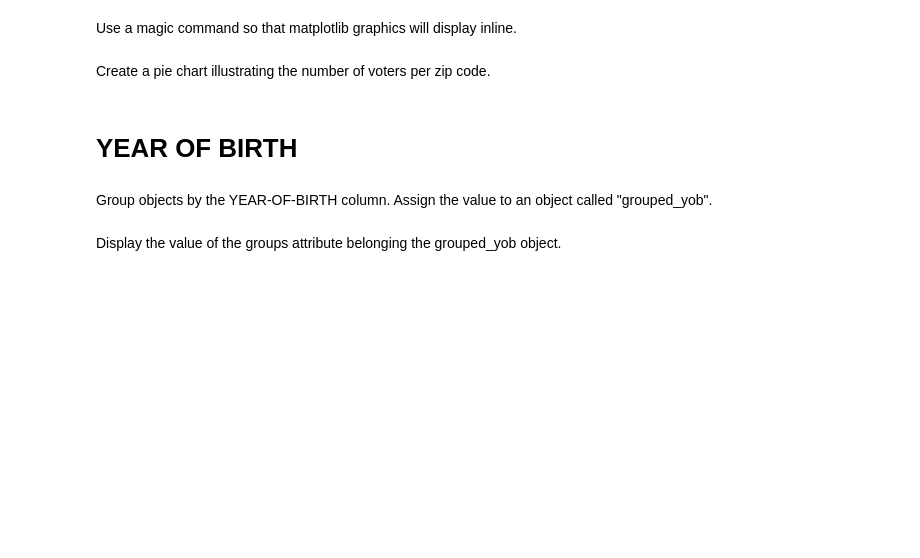
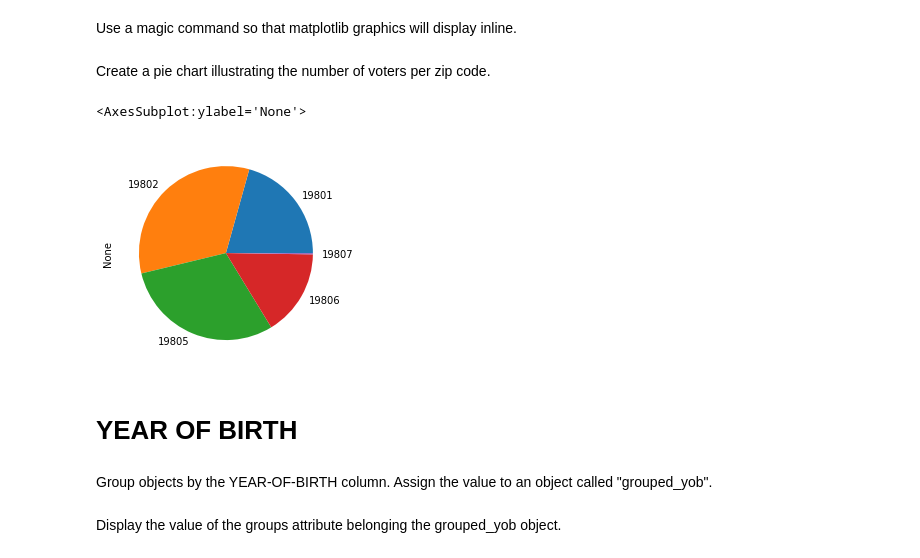
Before and after one commit to vandanafs/DataEngineering.Labs.RegisteredVotersFileWilmingtonDE, a Jupyter notebook: wilmington_de_registered_voters.ipynb, the cells around one changed output. Cells and saved outputs as stored; diff of their text form; code cells hidden in the pictures; blank space fills up the shorter version.

```diff
--- a/wilmington_de_registered_voters.ipynb
+++ b/wilmington_de_registered_voters.ipynb
@@ -14,2 +16,4 @@ Load the csv file into a Pandas DataFrame.
+# %%
+df=pd.read_csv('data/ActiveFile-Wilm1thru8-20191015.csv')
 # %% [markdown]
 Display a list of columns in the DataFrame.
@@ -29,2 +56,4 @@ Group objects using the HOME-ZIPCODE column. Assign the value to a variable call
+# %%
+grouped_zc=df.groupby('HOME-ZIPCODE')
 # %% [markdown]
 What type of object is grouped_zc?
@@ -49,3 +89,9 @@ Create a pie chart illustrating the number of voters per zip code.
+# %%
+b=grouped_zc.size()
+b.plot.pie()
+# %% [output]
+<AxesSubplot:ylabel='None'>
+[figure, added]
 # %% [markdown]
 # YEAR OF BIRTH
 # %% [markdown]
```
Also changed, not shown: parts of 47 cells of this notebook.
